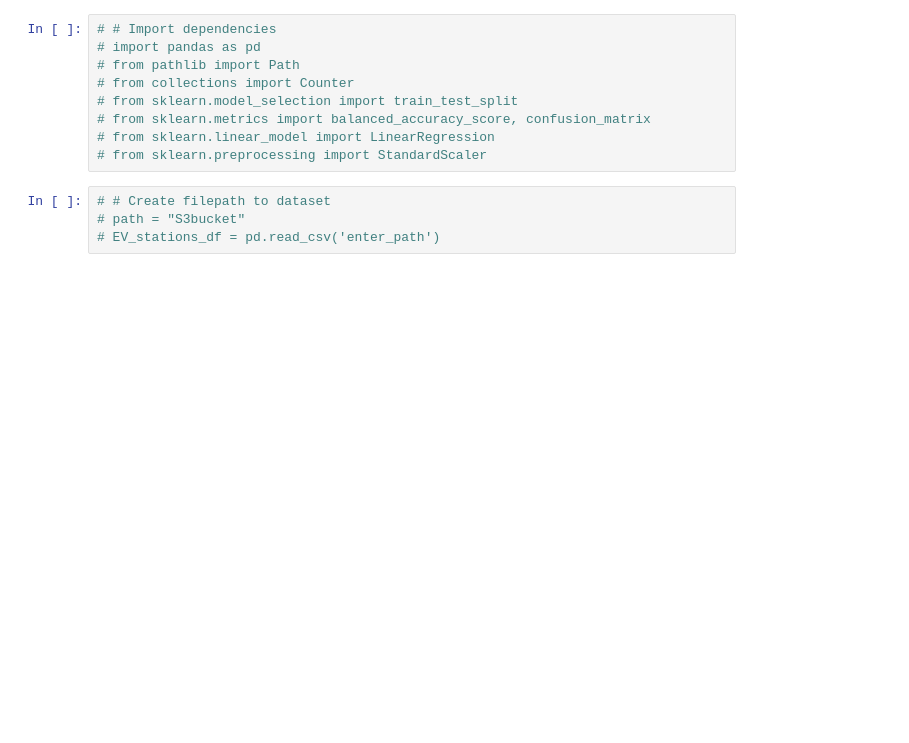
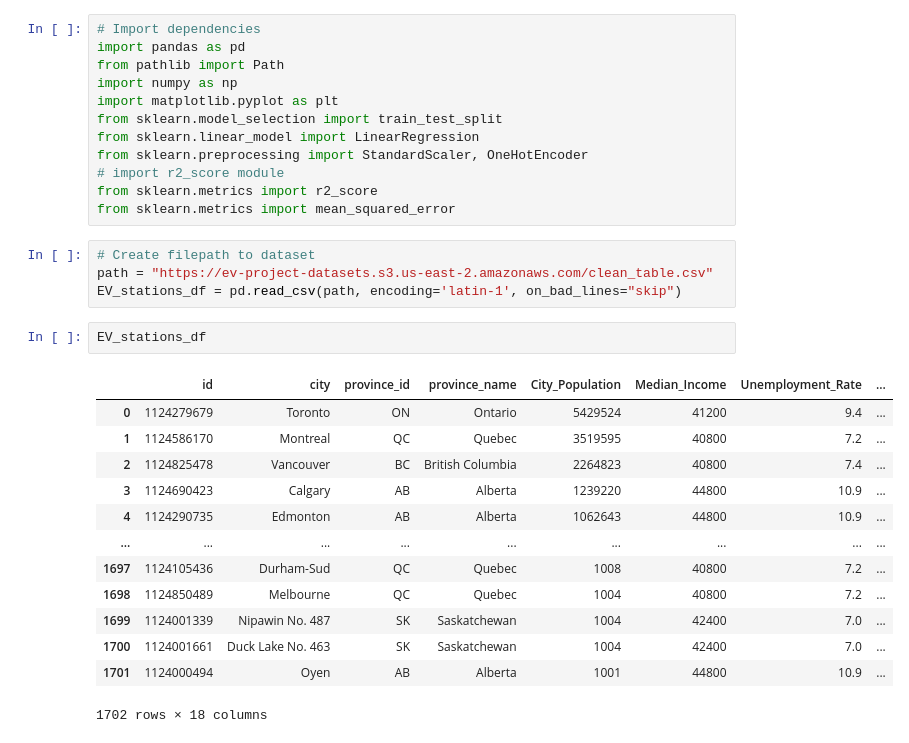
Before and after one commit to JorMerr/EV_charging_locations, a Jupyter notebook: ML-model.ipynb, the cells around one changed output. Drawn from its saved outputs; the diff is of its cells as text; blank space fills up the shorter version.

Commit message:
Initial testing of ML model conducted, further refinement required

```diff
--- a/ML-model.ipynb
+++ b/ML-model.ipynb
@@ -1,13 +1,32 @@
 # %%
-# # Import dependencies
-# import pandas as pd
-# from pathlib import Path
-# from collections import Counter
-# from sklearn.model_selection import train_test_split
-# from sklearn.metrics import balanced_accuracy_score, confusion_matrix
-# from sklearn.linear_model import LinearRegression
-# from sklearn.preprocessing import StandardScaler
+# Import dependencies
+import pandas as pd
+from pathlib import Path
+import numpy as np
+import matplotlib.pyplot as plt
+from sklearn.model_selection import train_test_split
+from sklearn.linear_model import LinearRegression
+from sklearn.preprocessing import StandardScaler, OneHotEncoder
+# import r2_score module
+from sklearn.metrics import r2_score
+from sklearn.metrics import mean_squared_error
 # %%
-# # Create filepath to dataset
-# path = "S3bucket"
-# EV_stations_df = pd.read_csv('enter_path')
+# Create filepath to dataset
+path = "https://ev-project-datasets.s3.us-east-2.amazonaws.com/clean_table.csv"
+EV_stations_df = pd.read_csv(path, encoding='latin-1', on_bad_lines="skip")
+# %%
+EV_stations_df
+# %% [output]
+|  | id | city | province_id | province_name | City_Population | Median_Income | Unemployment_Rate | ... |
+| 0 | 1124279679 | Toronto | ON | Ontario | 5429524 | 41200 | 9.4 | ... |
+| 1 | 1124586170 | Montreal | QC | Quebec | 3519595 | 40800 | 7.2 | ... |
+| 2 | 1124825478 | Vancouver | BC | British Columbia | 2264823 | 40800 | 7.4 | ... |
+| 3 | 1124690423 | Calgary | AB | Alberta | 1239220 | 44800 | 10.9 | ... |
+| 4 | 1124290735 | Edmonton | AB | Alberta | 1062643 | 44800 | 10.9 | ... |
+| ... | ... | ... | ... | ... | ... | ... | ... | ... |
+| 1697 | 1124105436 | Durham-Sud | QC | Quebec | 1008 | 40800 | 7.2 | ... |
+| 1698 | 1124850489 | Melbourne | QC | Quebec | 1004 | 40800 | 7.2 | ... |
+| 1699 | 1124001339 | Nipawin No. 487 | SK | Saskatchewan | 1004 | 42400 | 7.0 | ... |
+| 1700 | 1124001661 | Duck Lake No. 463 | SK | Saskatchewan | 1004 | 42400 | 7.0 | ... |
+| 1701 | 1124000494 | Oyen | AB | Alberta | 1001 | 44800 | 10.9 | ... |
+1702 rows × 18 columns
```
Also changed, not shown: parts of 14 cells of this notebook.
